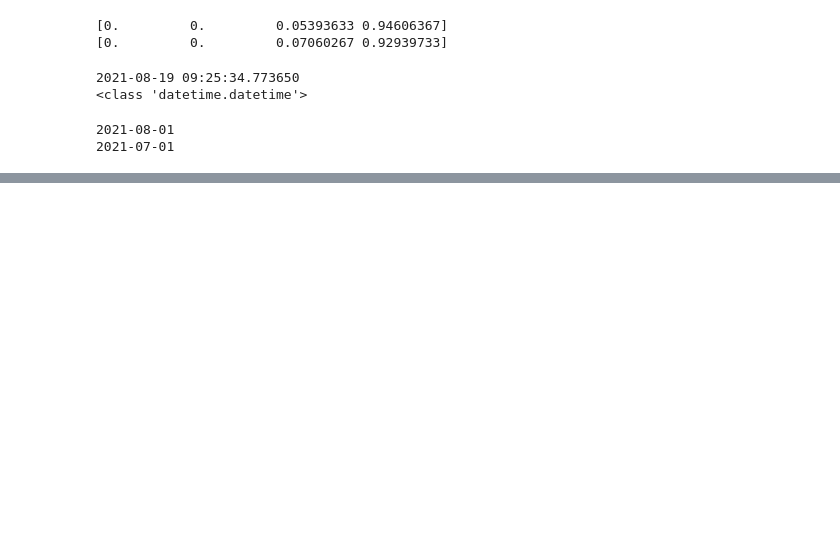
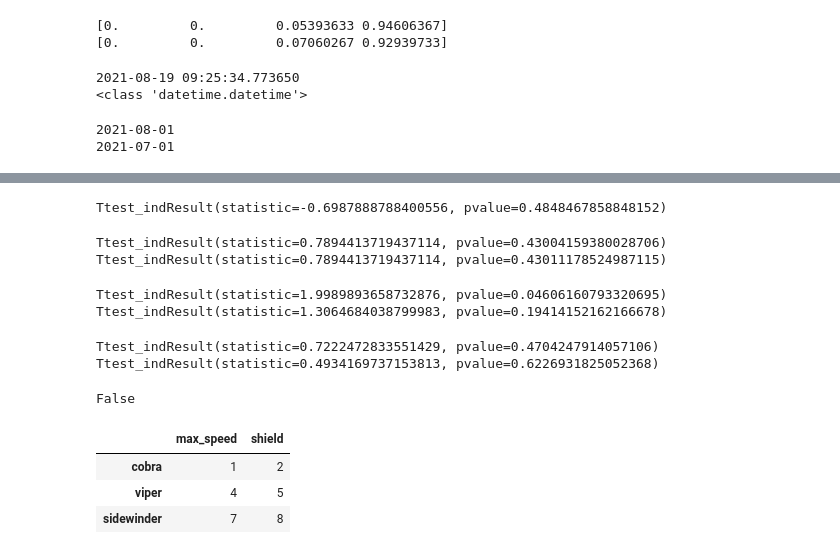
Before and after one commit to yscs2020/2021_to_improve, a Jupyter notebook: 202108/np_pd.ipynb, the cells around one changed output, grey strips where cells are left out. Drawn from its saved outputs; the diff is of its cells as text; code cells hidden in the pictures; blank space fills up the shorter version.

```diff
--- a/202108/np_pd.ipynb
+++ b/202108/np_pd.ipynb
@@ -278,0 +395,44 @@ print(now+datetime.timedelta(now.weekday()))
+# %%
+from scipy import stats
+rvs1 = stats.norm.rvs(loc=5,scale=10,size=500)
+rvs2 = stats.norm.rvs(loc=5,scale=10,size=500)
+rvs3 = stats.norm.rvs(loc=5,scale=20,size=500)
+rvs4 = stats.norm.rvs(loc=5,scale=20,size=100)
+rvs5 = stats.norm.rvs(loc=8,scale=20,size=100)
+stats.ttest_ind(rvs1,rvs2)
+# %% [output]
+Ttest_indResult(statistic=-0.6987888788400556, pvalue=0.4848467858848152)
+# %%
+print(stats.ttest_ind(rvs1,rvs3))
+print(stats.ttest_ind(rvs1,rvs3,equal_var=False))
+# %% [output]
+Ttest_indResult(statistic=0.7894413719437114, pvalue=0.43004159380028706)
+Ttest_indResult(statistic=0.7894413719437114, pvalue=0.43011178524987115)
+# %%
+print(stats.ttest_ind(rvs1,rvs4))
+print(stats.ttest_ind(rvs1,rvs4,equal_var=False))
+# %% [output]
+Ttest_indResult(statistic=1.9989893658732876, pvalue=0.04606160793320695)
+Ttest_indResult(statistic=1.3064684038799983, pvalue=0.19414152162166678)
+# %%
+print(stats.ttest_ind(rvs1,rvs5))
+print(stats.ttest_ind(rvs1,rvs5,equal_var=False))
+# %% [output]
+Ttest_indResult(statistic=0.7222472833551429, pvalue=0.4704247914057106)
+Ttest_indResult(statistic=0.4934169737153813, pvalue=0.6226931825052368)
+# %%
+s = 'dddddd'
+print(s.startswith('s'))
+# %% [output]
+False
+# %%
+import pandas as pd
+df = pd.DataFrame([[1,2],[4,5],[7,8]],
+                 index=['cobra','viper','sidewinder'],
+                 columns=['max_speed','shield'])
+df
+# %% [output]
+|  | max_speed | shield |
+| cobra | 1 | 2 |
+| viper | 4 | 5 |
+| sidewinder | 7 | 8 |
```
Also changed, not shown: parts of 36 cells of this notebook, 3 other files.
